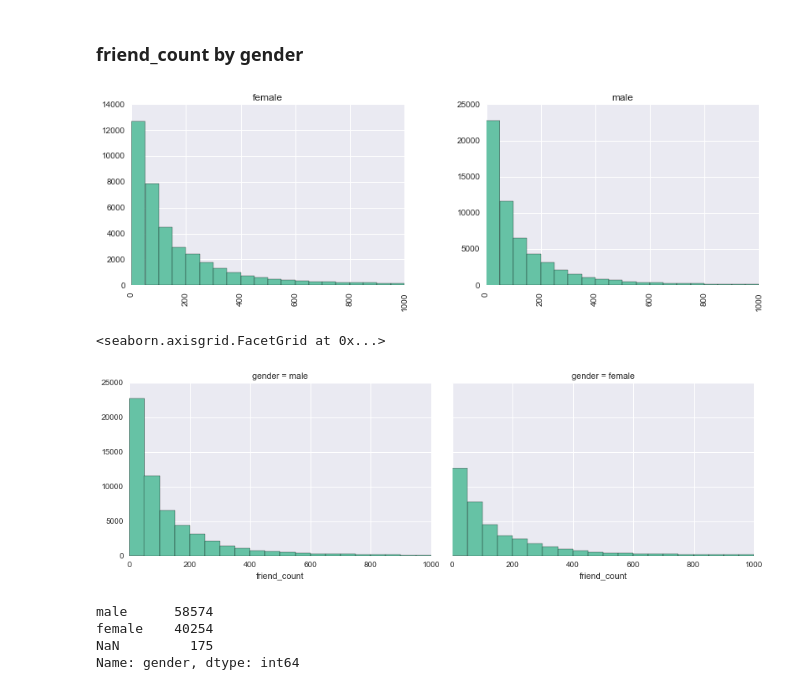
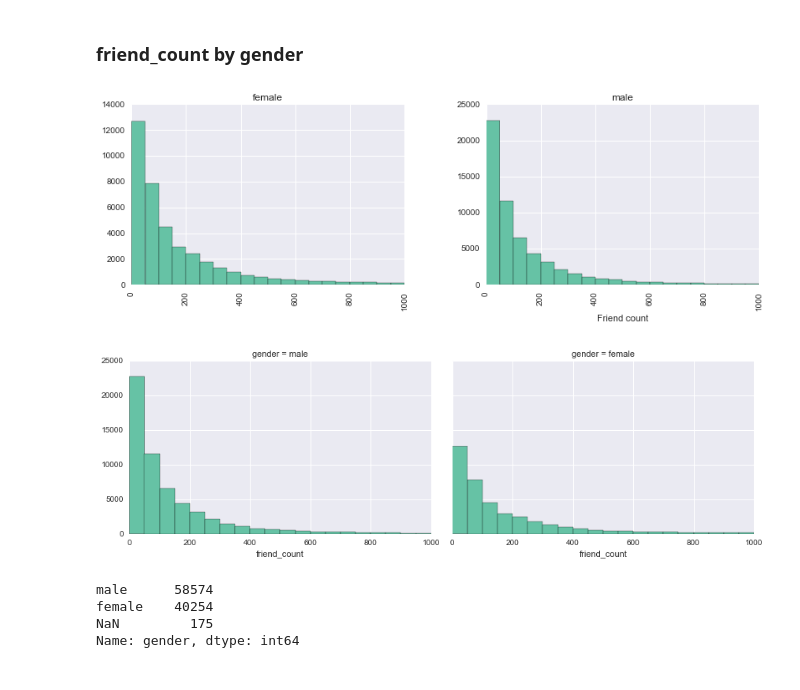
Before and after one commit to tmandzak/EDA_examples, a Jupyter notebook: ExploreOneVariable.ipynb, the cells around one changed output. Cells and saved outputs as stored; diff of their text form; code cells hidden in the pictures.

```diff
--- a/ExploreOneVariable.ipynb
+++ b/ExploreOneVariable.ipynb
@@ -69,14 +93,14 @@ g.map(sns.distplot, 'friend_count', axlabel='Friend count', bins=range(0, 1001,
 # %% [markdown]
 ### friend_count by gender
 # %%
-ax = pf.hist(column='friend_count', bins=range(0, 1001, 50), by='gender', figsize=(13,4))
+_ = pf.hist(column='friend_count', bins=range(0, 1001, 50), by='gender', figsize=(13,4))
+_ = plt.xlabel('Friend count')
 # %% [output]
-[figure, old version]
+[figure, new version]
 # %%
 g = sns.FacetGrid(pf, col='gender', size=4, aspect=1.5)
-g.map(plt.hist, 'friend_count', bins=range(0, 1001, 50))
+_ = g.map(plt.hist, 'friend_count', bins=range(0, 1001, 50))
 # %% [output]
-<seaborn.axisgrid.FacetGrid at 0x...>
 [figure]
 # %%
 pf['gender'].value_counts(dropna=False)
```
Also changed, not shown: parts of 24 cells of this notebook.
